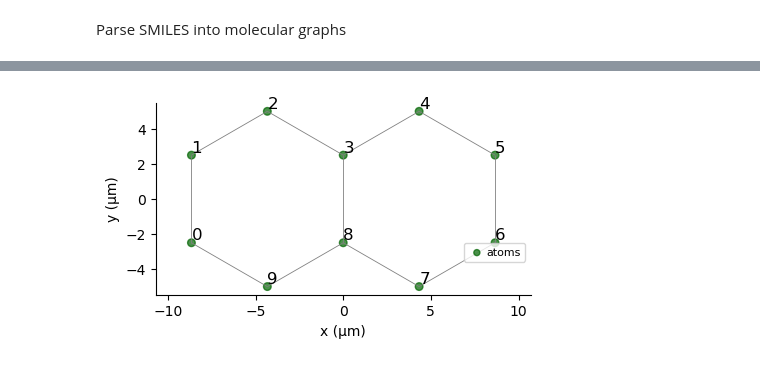
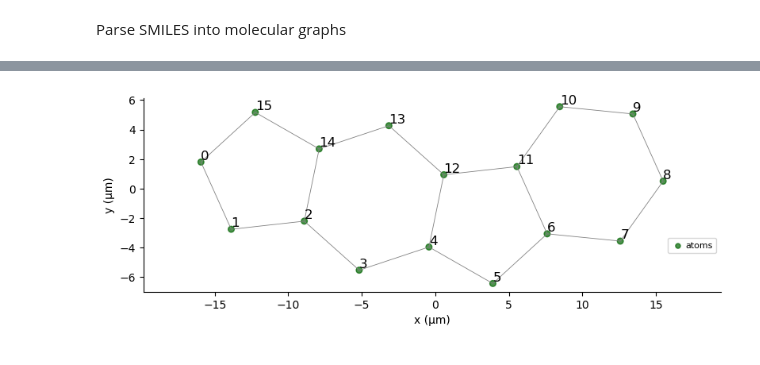
Before and after one commit to 24shiny/Heteroacenes, a Jupyter notebook: p4_qek_regression.ipynb, the cells around one changed output, grey strips where cells are left out. Saved outputs shown, nothing was run; the diff lists cells and outputs as text; code cells hidden in the pictures.

```diff
--- a/p4_qek_regression.ipynb
+++ b/p4_qek_regression.ipynb
@@ -156,0 +163,11 @@ Data(x=[14, 3], edge_index=[2, 32], edge_attr=[32, 4], y=[1])
+# %%
+class SMILESDataset(InMemoryDataset):
+    def __init__(self, smiles_list, energies, transform=None, pre_transform=None):
+        super().__init__(None, transform, pre_transform)
+        graphs = [smiles_to_ptcfm(s, e) for s, e in zip(smiles_list, energies)]
+        self.data, self.slices = self.collate(graphs)
+
+    def get(self, idx):
+        return super().get(idx)
+# %%
+dataset = SMILESDataset(smiles_list=df_4_rings['SMILES'], energies=df_4_rings['HRE'])
@@ -163,15 +184,10 @@ compiler = qek_graphs.PTCFMCompiler()
 
 # Use the Qutip Extractor.
 extractor = qek_extractors.QutipExtractor(
-    # Once computing is complete, data will be saved in this file.
-    path=Path("saved_data.json"),
+    path=Path("mol_datasets/processed/saved_data.json"), # save the data
     compiler=compiler
 )
-
-# Add the graphs using the compiler we've picked previously.
-extractor.add_graphs(graphs=graphs)
-
-# We may now compile them.
+extractor.add_graphs(graphs=dataset)
 compiled = extractor.compile()
 display("Compiled %s sequences" % (len(compiled), ))
 # %% [output]
@@ -190,7 +195,13 @@ imported 34 graphs
 'Compiled 32 sequences'
 # %%
-# On our test computer, the practical limit is around 10 qubits.
-max_qubits = 10
+# On our test computer, the practical limit is around 10 qubits - according to Pasqal
+# do not set the max_qubits above 16. The terminal is automatically killed due to computational overheads
+
+max_qubits = 16
 processed_dataset = extractor.run(max_qubits=max_qubits).processed_data
+
+# it does not seem to take our target values
+# moreover, the extractor is designed to handle molecules with four rings
+
 display("Extracted features from %s samples"% (len(processed_dataset), ))
 # %% [output]
@@ -215,4 +253,5 @@ processed data saved to saved_data.json
 # %%
-processed_dataset[0].draw_register()
+example = processed_dataset[0]
+example.draw_register()
 # %% [output]
-[figure, old version]
+[figure, new version]
```
Also changed, not shown: parts of 41 cells of this notebook.
